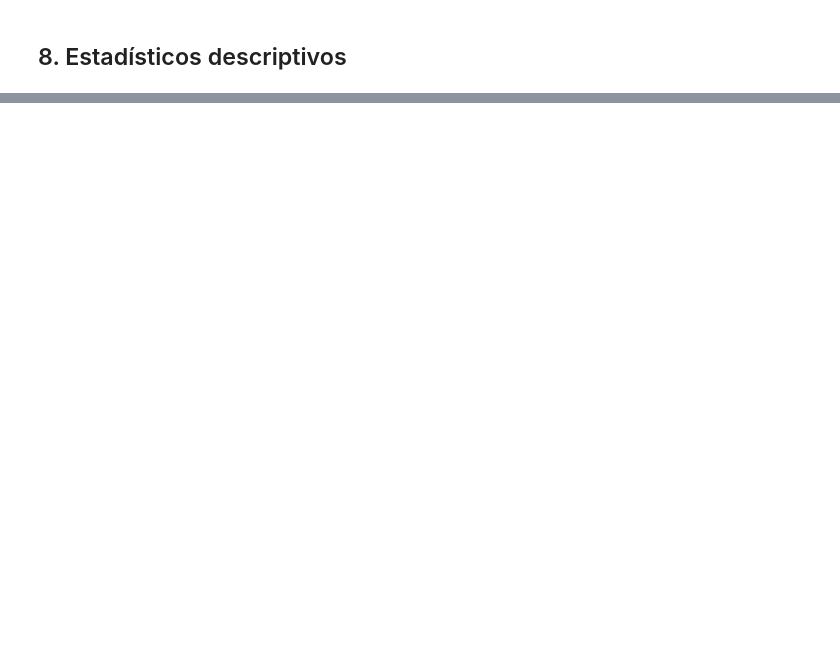
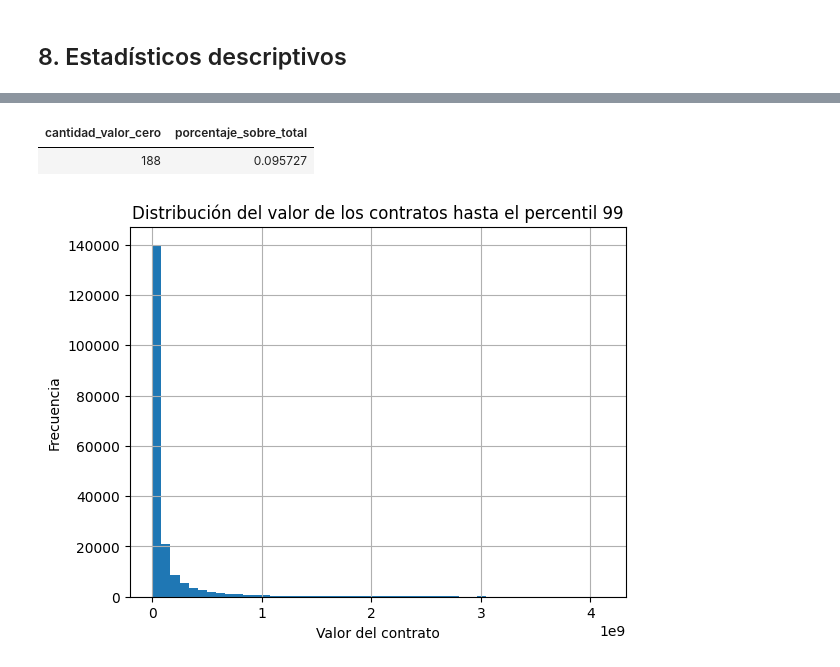
Before and after one commit to lvfonsecaa/taller-1-ciencia-datos, a Jupyter notebook: notebooks/01_entendimiento_datos.ipynb, the cells around one changed output, grey strips where cells are left out. Saved outputs shown, nothing was run; the diff lists cells and outputs as text; code cells hidden in the pictures; blank space fills up the shorter version.

Commit message:
punto 1 entendimiento de datos

```diff
--- a/notebooks/01_entendimiento_datos.ipynb
+++ b/notebooks/01_entendimiento_datos.ipynb
@@ -16,7 +16,7 @@ from scipy import stats
 ## 2. Carga del archivo Parquet
 # %%
 # Sustituir el nombre por el archivo real ubicado en data/.
-ruta_datos = Path("../data/archivo.parquet")
+ruta_datos = Path("../data/secop_bienes.parquet")
 if not ruta_datos.is_file():
     raise FileNotFoundError(f"Coloca el archivo en data/ y actualiza su nombre: {ruta_datos}")
 
@@ -96,0 +301,25 @@ else:
+# %%
+# Inspeccion de contratos con valor exactamente igual a cero.
+valor_cero = df["valor_del_contrato"].eq(0).fillna(False)
+resumen_valor_cero = pd.DataFrame({
+    "cantidad_valor_cero": [int(valor_cero.sum())],
+    "porcentaje_sobre_total": [100 * valor_cero.sum() / len(df) if len(df) else float("nan")],
+})
+display(resumen_valor_cero)
+# %% [output]
+| cantidad_valor_cero | porcentaje_sobre_total |
+| 188 | 0.095727 |
+# %%
+limite = df["valor_del_contrato"].quantile(0.99)
+
+df.loc[
+    df["valor_del_contrato"] <= limite,
+    "valor_del_contrato"
+].hist(bins=50)
+
+plt.title("Distribución del valor de los contratos hasta el percentil 99")
+plt.xlabel("Valor del contrato")
+plt.ylabel("Frecuencia")
+plt.show()
+# %% [output]
+[figure, added]
```
Also changed, not shown: parts of 39 cells of this notebook.
